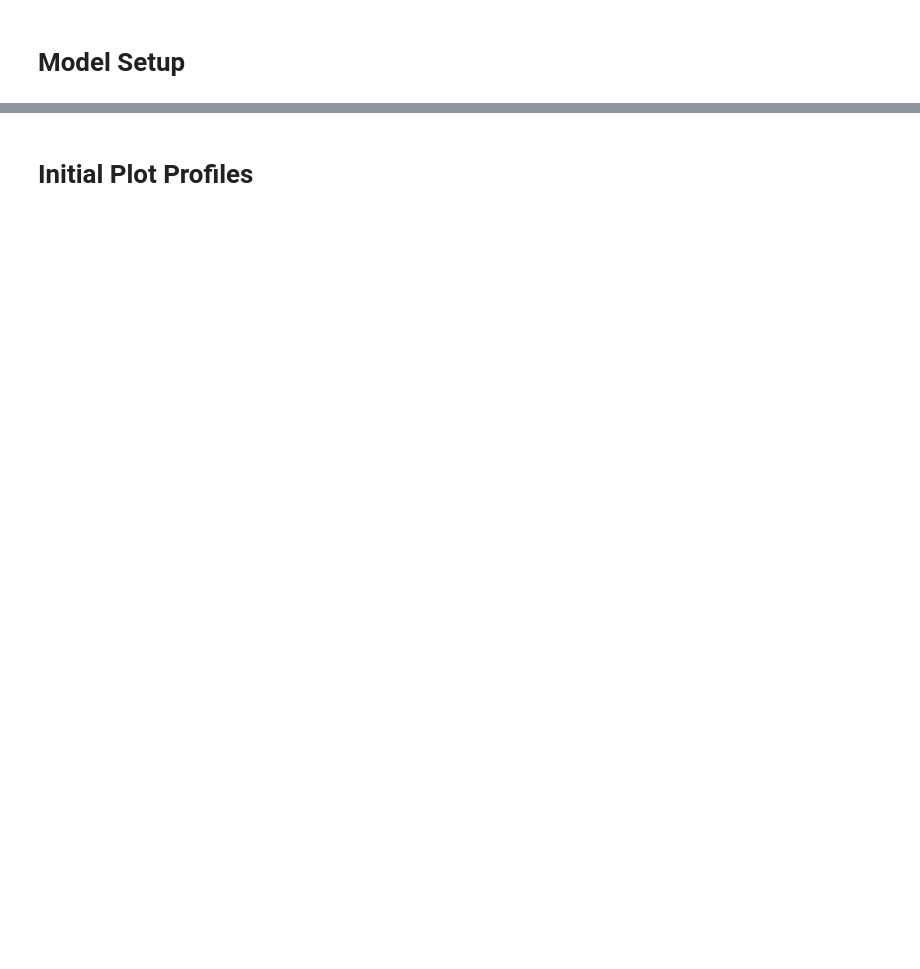
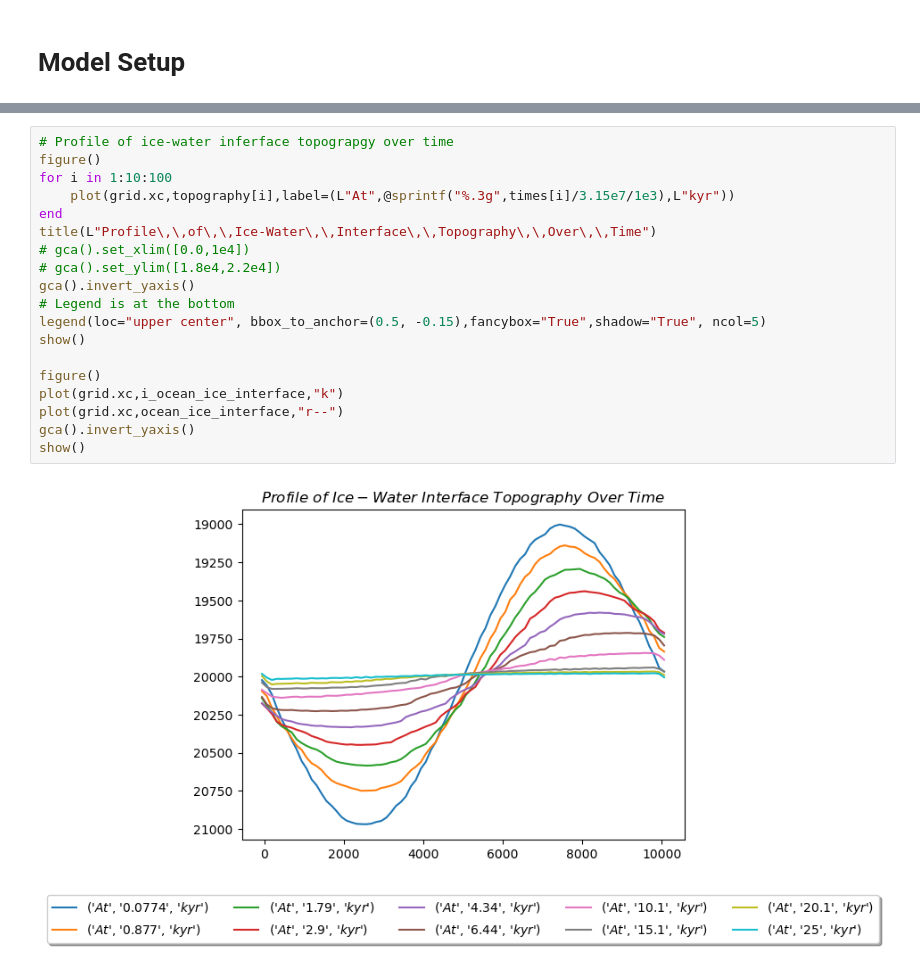
Before and after one commit to maxrudolph/gerya-julia, a Jupyter notebook: thickeningTest.ipynb, the cells around one changed output, grey strips where cells are left out. Cells and saved outputs as stored; diff of their text form; blank space fills up the shorter version.

```diff
--- a/thickeningTest.ipynb
+++ b/thickeningTest.ipynb
@@ -471,2 +423,21 @@ Finished Step 2 time=0.1140063958869848 kyr
-# %% [markdown]
-# Initial Plot Profiles
+# %%
+# Profile of ice-water inferface topograpgy over time
+figure()
+for i in 1:10:100
+    plot(grid.xc,topography[i],label=(L"At",@sprintf("%.3g",times[i]/3.15e7/1e3),L"kyr"))
+end
+title(L"Profile\,\,of\,\,Ice-Water\,\,Interface\,\,Topography\,\,Over\,\,Time")
+# gca().set_xlim([0.0,1e4])
+# gca().set_ylim([1.8e4,2.2e4])
+gca().invert_yaxis()
+# Legend is at the bottom
+legend(loc="upper center", bbox_to_anchor=(0.5, -0.15),fancybox="True",shadow="True", ncol=5)
+show()
+
+figure()
+plot(grid.xc,i_ocean_ice_interface,"k")
+plot(grid.xc,ocean_ice_interface,"r--")
+gca().invert_yaxis()
+show()
+# %% [output]
+[figure, added]
```
Also changed, not shown: parts of 19 cells of this notebook, 27 other files.
